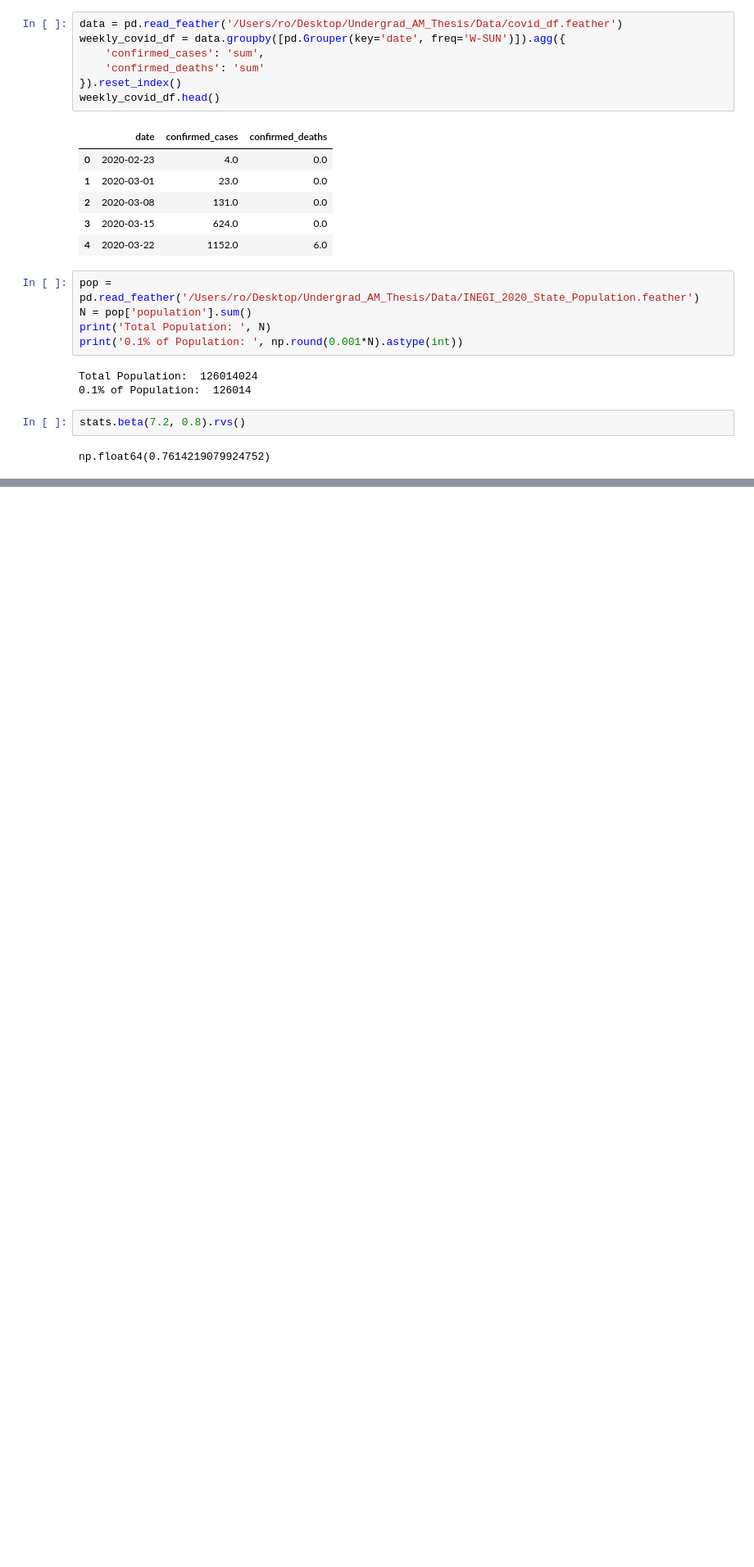
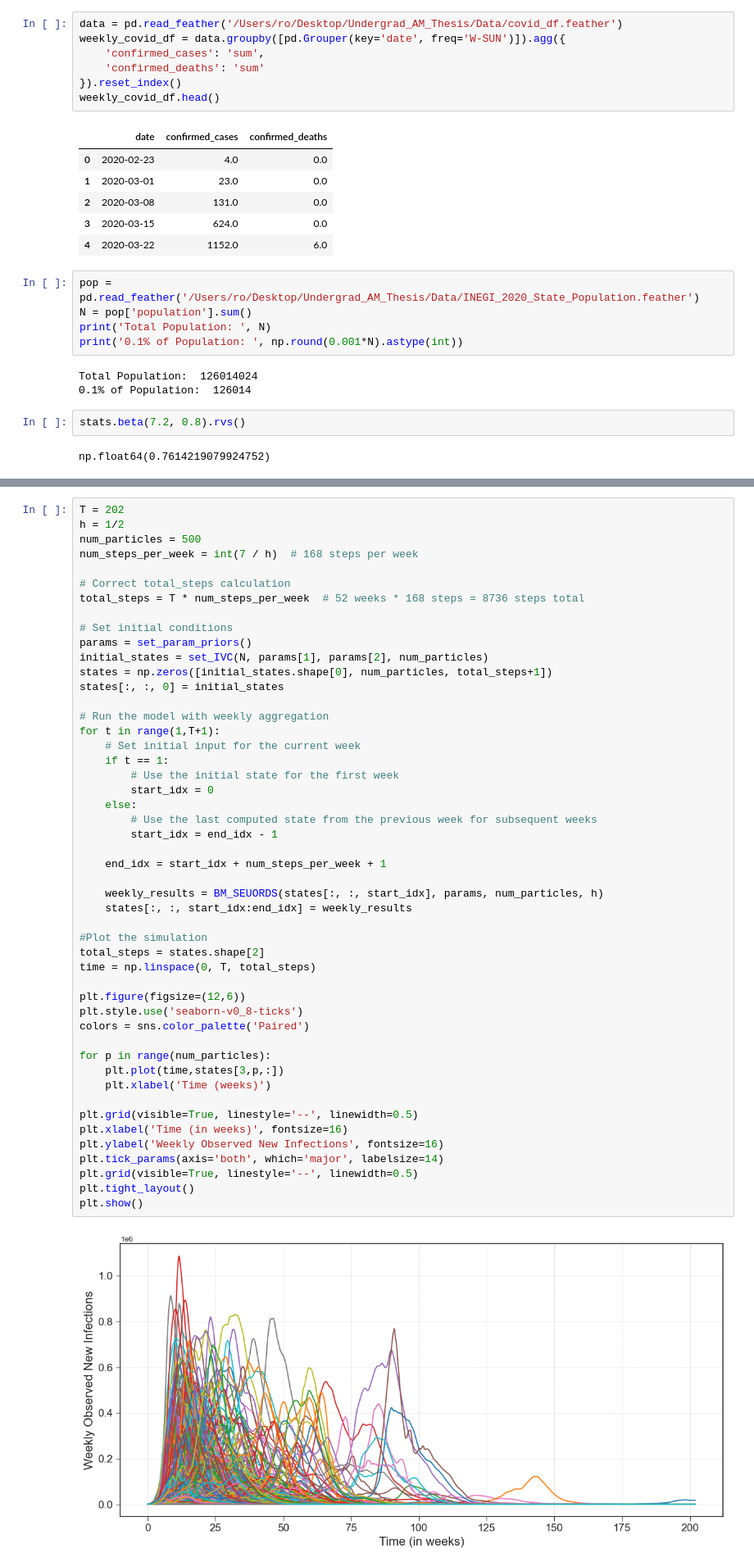
Before and after one commit to rosastreg/Undergrad_AM_Thesis, a Jupyter notebook: Notebooks/Model.ipynb, the cells around one changed output, grey strips where cells are left out. Shown: that part at 82% size. Cells and saved outputs as stored; diff of their text form; blank space fills up the shorter version.

Commit message:
updated weekly SEUORDS model

```diff
--- a/Notebooks/Model.ipynb
+++ b/Notebooks/Model.ipynb
@@ -109,0 +155,51 @@ plt.show()
+# %%
+T = 202
+h = 1/2
+num_particles = 500
+num_steps_per_week = int(7 / h)  # 168 steps per week
+
+# Correct total_steps calculation
+total_steps = T * num_steps_per_week  # 52 weeks * 168 steps = 8736 steps total
+
+# Set initial conditions
+params = set_param_priors()
+initial_states = set_IVC(N, params[1], params[2], num_particles)
+states = np.zeros([initial_states.shape[0], num_particles, total_steps+1])
+states[:, :, 0] = initial_states
+
+# Run the model with weekly aggregation
+for t in range(1,T+1):
+    # Set initial input for the current week
+    if t == 1:
+        # Use the initial state for the first week
+        start_idx = 0
+    else:
+        # Use the last computed state from the previous week for subsequent weeks
+        start_idx = end_idx - 1
+
+    end_idx = start_idx + num_steps_per_week + 1
+
+    weekly_results = BM_SEUORDS(states[:, :, start_idx], params, num_particles, h)
+    states[:, :, start_idx:end_idx] = weekly_results
+
+#Plot the simulation
+total_steps = states.shape[2]
+time = np.linspace(0, T, total_steps)
+
+plt.figure(figsize=(12,6))
+plt.style.use('seaborn-v0_8-ticks')
+colors = sns.color_palette('Paired')
+
+for p in range(num_particles):
+    plt.plot(time,states[3,p,:])
+    plt.xlabel('Time (weeks)')
+
+plt.grid(visible=True, linestyle='--', linewidth=0.5)
+plt.xlabel('Time (in weeks)', fontsize=16)
+plt.ylabel('Weekly Observed New Infections', fontsize=16)
+plt.tick_params(axis='both', which='major', labelsize=14)
+plt.grid(visible=True, linestyle='--', linewidth=0.5)
+plt.tight_layout()
+plt.show()
+# %% [output]
+[figure, added]
```
Also changed, not shown: parts of 4 cells of this notebook, 1 other file.
